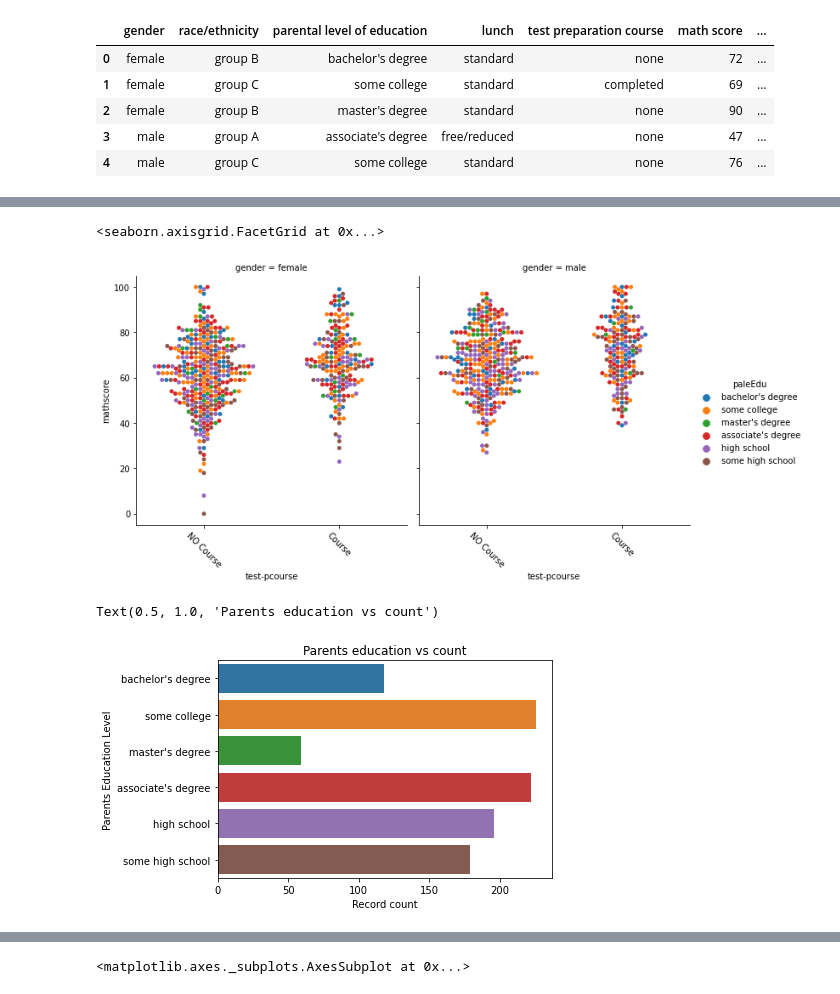
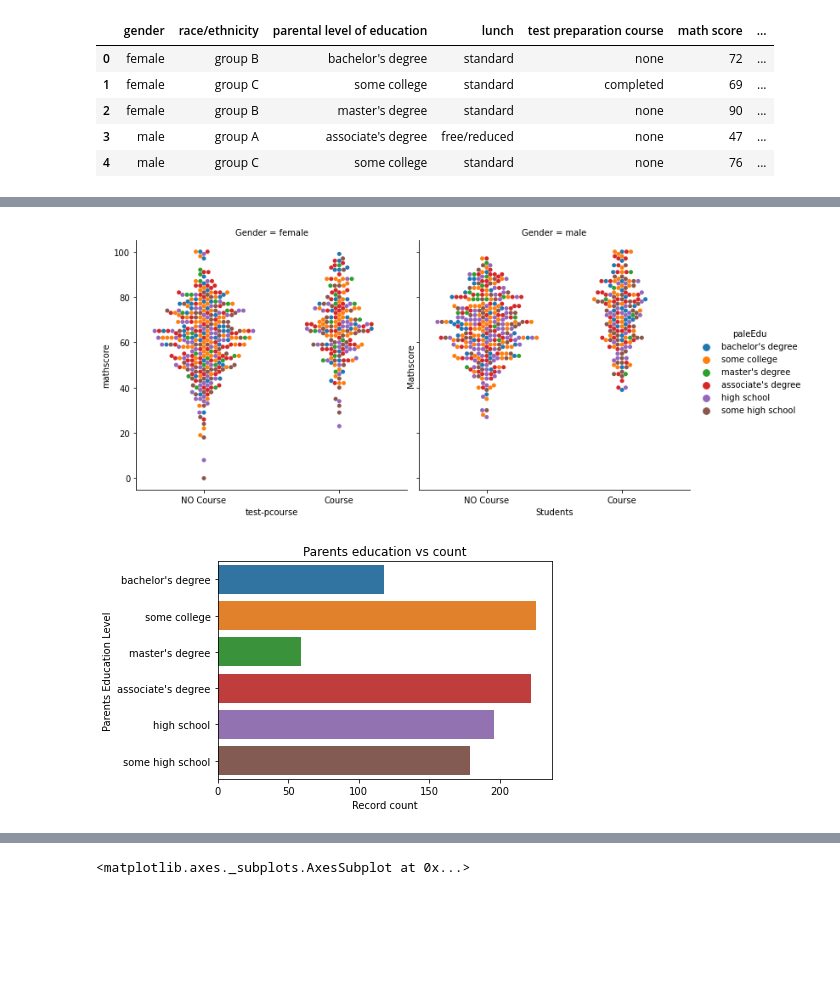
Before and after one commit to lizamaria/2nd-Data-Vizualization-Challenge, a Jupyter notebook: Exercise.ipynb, the cells around one changed output, grey strips where cells are left out. Drawn from its saved outputs; the diff is of its cells as text; code cells hidden in the pictures; blank space fills up the shorter version.

```diff
--- a/Exercise.ipynb
+++ b/Exercise.ipynb
@@ -17,6 +17,10 @@ df.head (5)
 | 3 | male | group A | associate's degree | free/reduced | none | 47 | ... |
 | 4 | male | group C | some college | standard | none | 76 | ... |
 # %%
-df_new = df.rename(columns={'race/ethnicity': 'RaceEthnicity', 'parental level of education':'paleEdu','test preparation course':'test-pcourse', 'math score':'mathscore', 'reading score':'readingscore', 'writing score':'writingscore' }) #, index={'ONE': 'one'}
+# Change the name of most of the columns
+df_new = df.rename(columns={'gender':'Gender','race/ethnicity': 'RaceEthnicity', 'parental level of education':'paleEdu','test preparation course':'test-pcourse', 'math score':'mathscore', 'reading score':'readingscore', 'writing score':'writingscore' }) #, index={'ONE': 'one'}
+# Rename Rows: none as "No Course" and completed as "Course"
+df_new.loc[df_new['test-pcourse']=='completed', 'test-pcourse']='Course'
+df_new.loc[df_new['test-pcourse']=='none', 'test-pcourse']='NO Course'
 df_new.head()
 # %% [output]
@@ -65,21 +56,20 @@ df_new.head()
 # %%
 #second one
 # Factor Plot
 g = sns.catplot(x='test-pcourse',
                    y='mathscore',
                    data=df_new,
                    hue='paleEdu',  # Color by parents level education
-                   col='gender',  # Separate by gender
+                   col='Gender',  # Separate by gender
                    kind='swarm') # Swarmplot
-# Rotate x-axis labels
-g.set_xticklabels(rotation=-45)
-
-plt.xlabel('Record count') # Amount of children whose parents have this education level
-plt.ylabel('Parents Education Level')
-plt.title('Parents education vs count')
+# # Rotate x-axis labels
+# g.set_xticklabels(rotation=-45)
+#Labels
+plt.xlabel('Students')
+plt.ylabel('Mathscore')
+plt.show()
 # %% [output]
-<seaborn.axisgrid.FacetGrid at 0x...>
-[figure, old version]
+[figure, new version]
 # %%
 # third one
 #plot bar about parents level educarion
@@ -87,6 +77,6 @@ sns.countplot(y='paleEdu', data=df_new)
 plt.xlabel('Record count') # Amount of children whose parents have this education level
 plt.ylabel('Parents Education Level')
 plt.title('Parents education vs count')
+plt.show()
 # %% [output]
-Text(0.5, 1.0, 'Parents education vs count')
 [figure]
```
Also changed, not shown: parts of 5 cells of this notebook, 1 other file.
